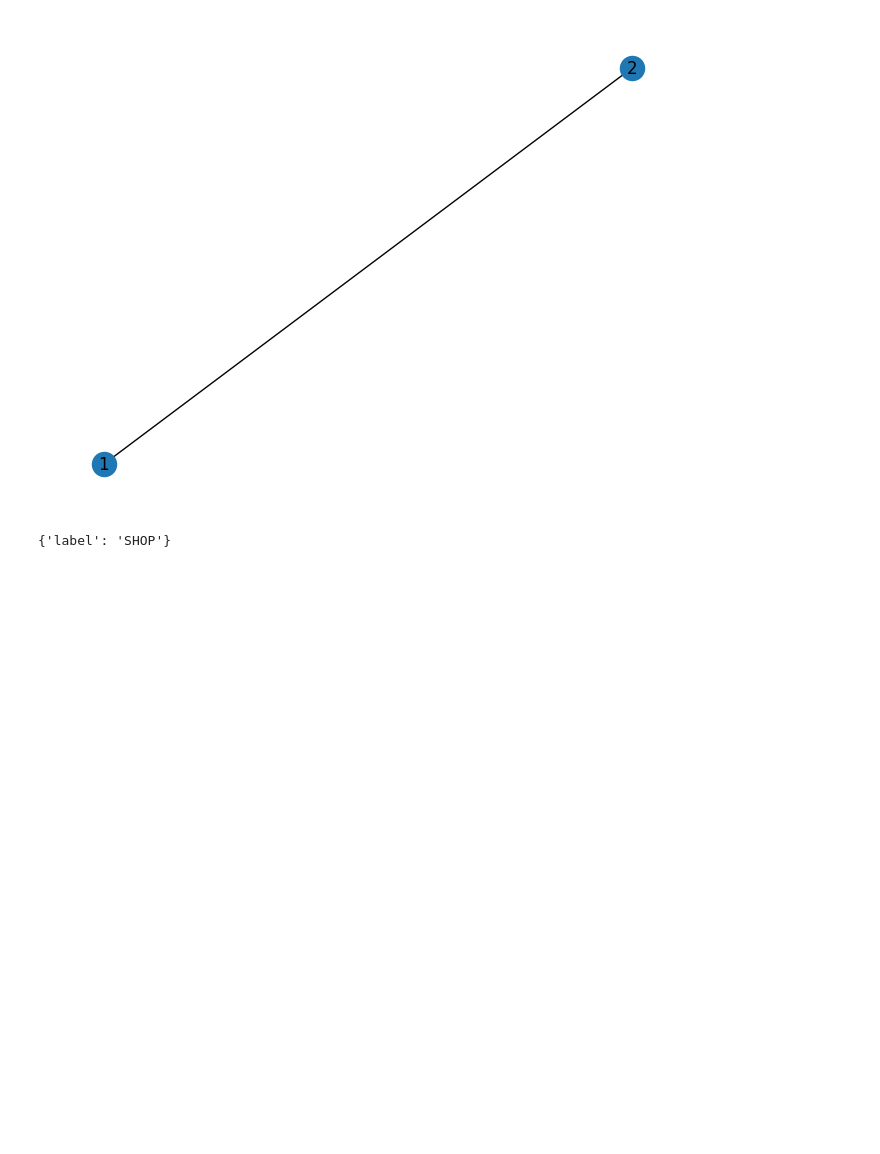
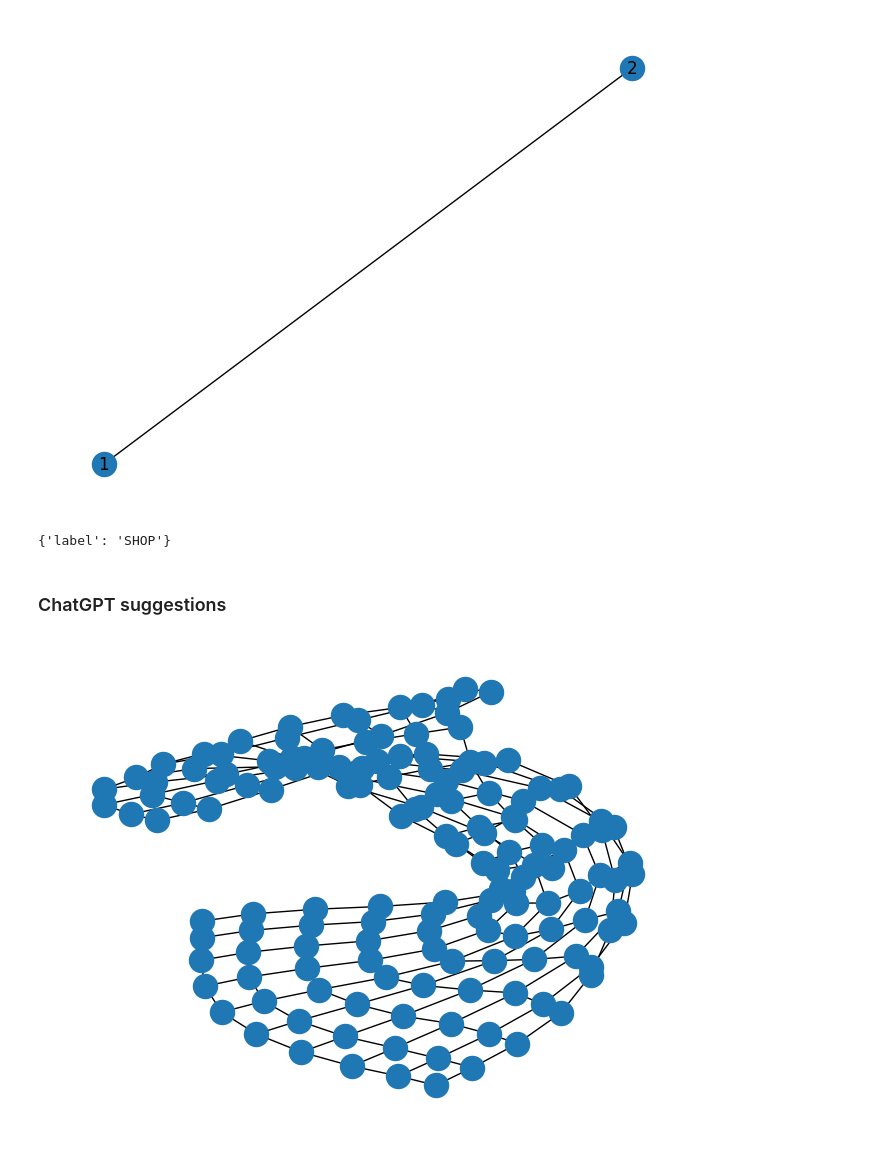
Before and after one commit to jhandstein/mobility-simulation, a Jupyter notebook: exploring.ipynb, the cells around one changed output. Cells and saved outputs as stored; diff of their text form; code cells hidden in the pictures; blank space fills up the shorter version.

```diff
--- a/exploring.ipynb
+++ b/exploring.ipynb
@@ -143,3 +143,31 @@ plt.show()
 grid_graph.nodes[1]
 # %% [output]
 {'label': 'SHOP'}
+# %% [markdown]
+### ChatGPT suggestions
+# %%
+# Define the environment: a graph representing a city grid
+G = nx.Graph()
+
+num_rows, num_cols = grid.shape
+
+# Add nodes to the graph, one for each cell in the grid
+for i in range(num_rows):
+    for j in range(num_cols):
+        G.add_node((i, j), pos=(i, j))
+
+# Add edges to the graph to represent the connections between cells
+for i in range(num_rows):
+    for j in range(num_cols):
+        if i > 0: # only for cases on the edge
+            G.add_edge((i, j), (i - 1, j), weight=50, speed=50)
+            G.add_edge((i, j), (i - 1, j), weight=10, speed=10)
+        if i < num_rows - 1: # only for cases on the edge
+            G.add_edge((i, j), (i + 1, j), weight=50, speed=50)
+            G.add_edge((i, j), (i + 1, j), weight=10, speed=10)
+        if j > 0: # only for cases on the edge
+            G.add_edge((i, j), (i, j - 1), weight=50, speed=50)
+            G.add_edge((i, j), (i, j - 1), weight=10, speed=10)
+        if j < num_cols - 1: # only for cases on the edge
+            G.add_edge((i, j), (i, j + 1), weight=50, speed=50)
+            G.add_edge((i, j), (i, j + 1), weight=10, speed=10)
@@ -145,0 +176,5 @@ grid_graph.nodes[1]
+# %%
+nx.draw(G)
+plt.show()
+# %% [output]
+[figure, added]
```
Also changed, not shown: parts of 4 cells of this notebook.
